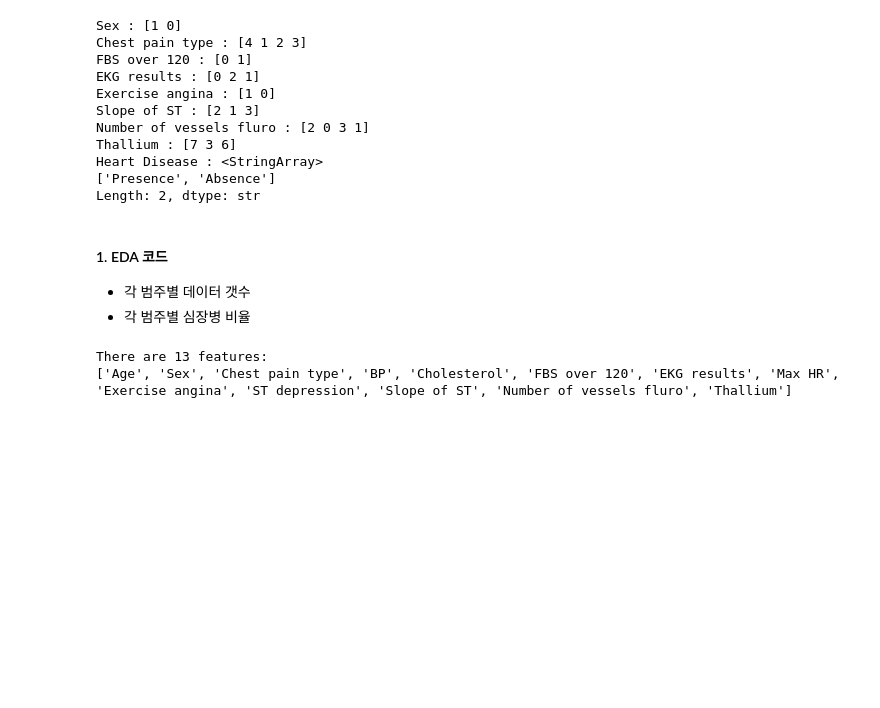
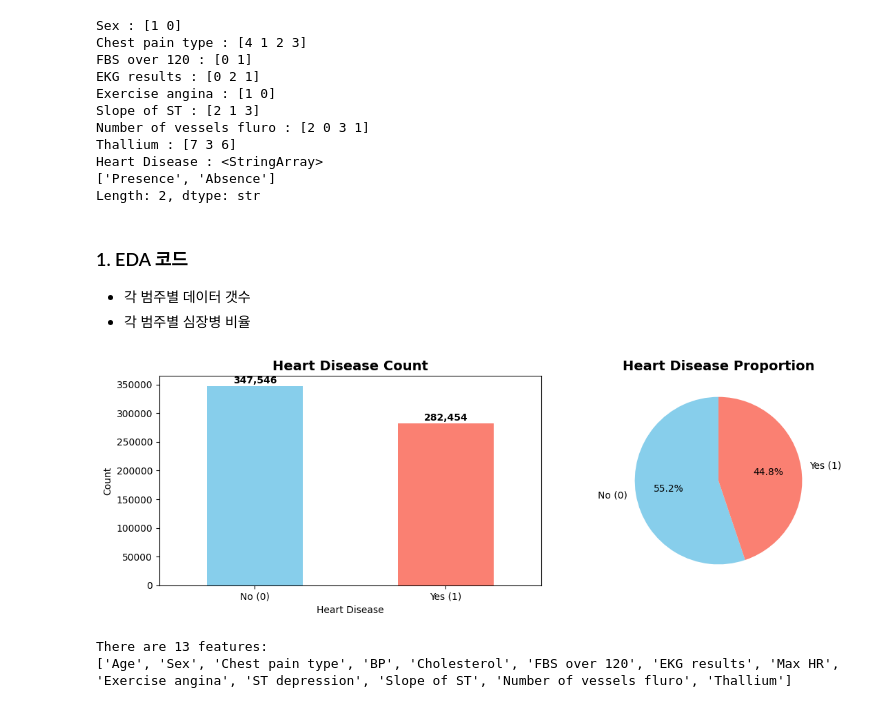
Before and after one commit to sjlee42/Kaggle, a Jupyter notebook: heart-disease/notebooks/01_eda.ipynb, the cells around one changed output. Saved outputs shown, nothing was run; the diff lists cells and outputs as text; code cells hidden in the pictures; blank space fills up the shorter version.

```diff
--- a/heart-disease/notebooks/01_eda.ipynb
+++ b/heart-disease/notebooks/01_eda.ipynb
@@ -65,7 +59,33 @@ Length: 2, dtype: str
 # %% [markdown]
-#### 1. EDA 코드
+### 1. EDA 코드
 - 각 범주별 데이터 갯수
 - 각 범주별 심장병 비율
+# %%
+# 카운트
+counts = train_df['Heart Disease'].value_counts()
+
+# 시각화
+fig, (ax1, ax2) = plt.subplots(1, 2, figsize=(12, 4))
+
+# 막대 그래프
+counts.plot(kind='bar', ax=ax1, color=['skyblue', 'salmon'])
+ax1.set_title('Heart Disease Count', fontsize=14, fontweight='bold')
+ax1.set_xlabel('Heart Disease')
+ax1.set_ylabel('Count')
+ax1.set_xticklabels(['No (0)', 'Yes (1)'], rotation=0)
+for i, v in enumerate(counts):
+    ax1.text(i, v + 5000, f'{v:,}', ha='center', fontweight='bold')
+
+# 파이 차트
+counts.plot(kind='pie', ax=ax2, autopct='%1.1f%%', colors=['skyblue', 'salmon'],
+            labels=['No (0)', 'Yes (1)'], startangle=90)
+ax2.set_title('Heart Disease Proportion', fontsize=14, fontweight='bold')
+ax2.set_ylabel('')
+
+plt.tight_layout()
+plt.show()
+# %% [output]
+[figure, added]
 # %%
 def plot_features_dual_axis(
     df: pd.DataFrame,
```
Also changed, not shown: parts of 20 cells of this notebook, 1 other file.
